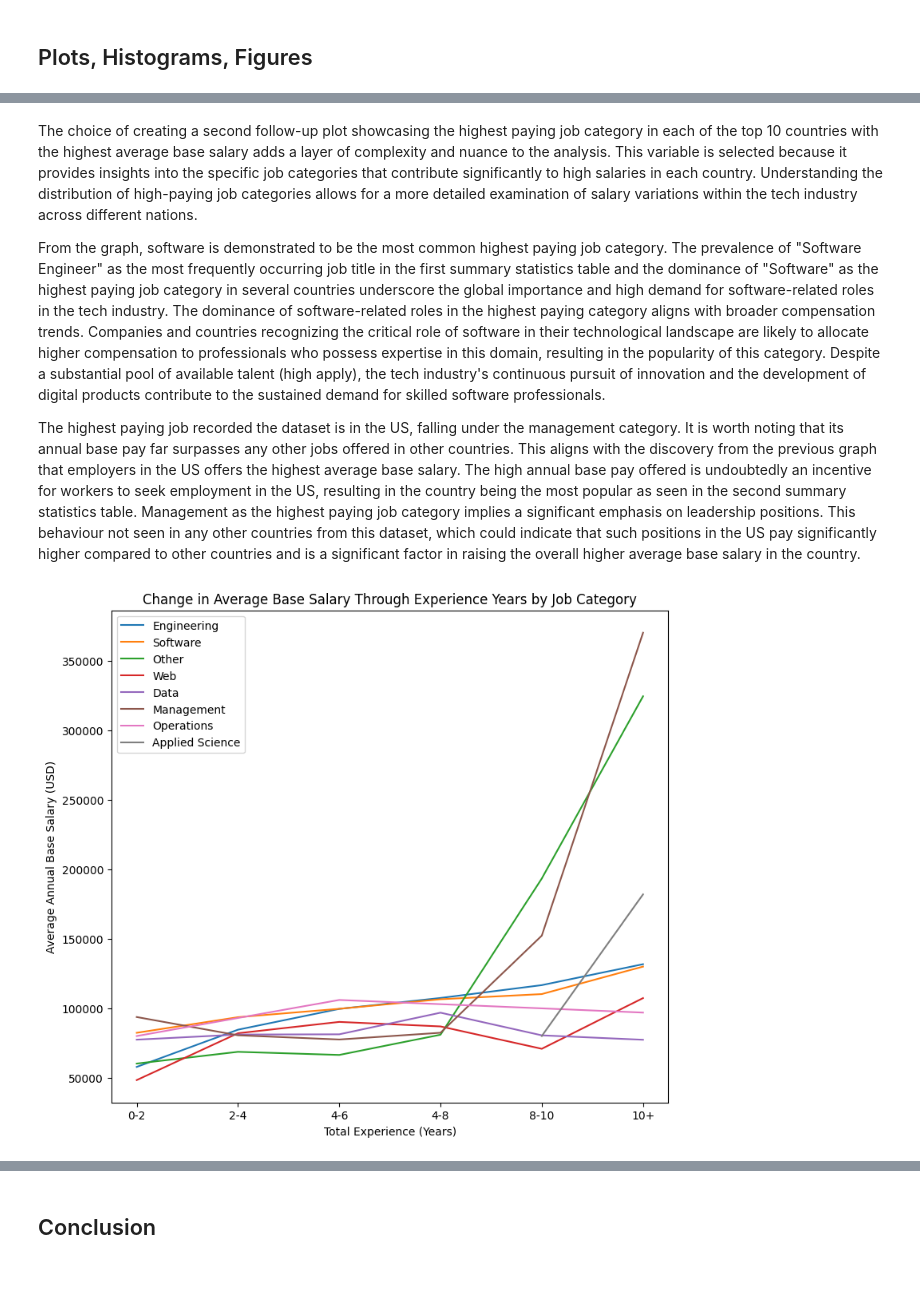
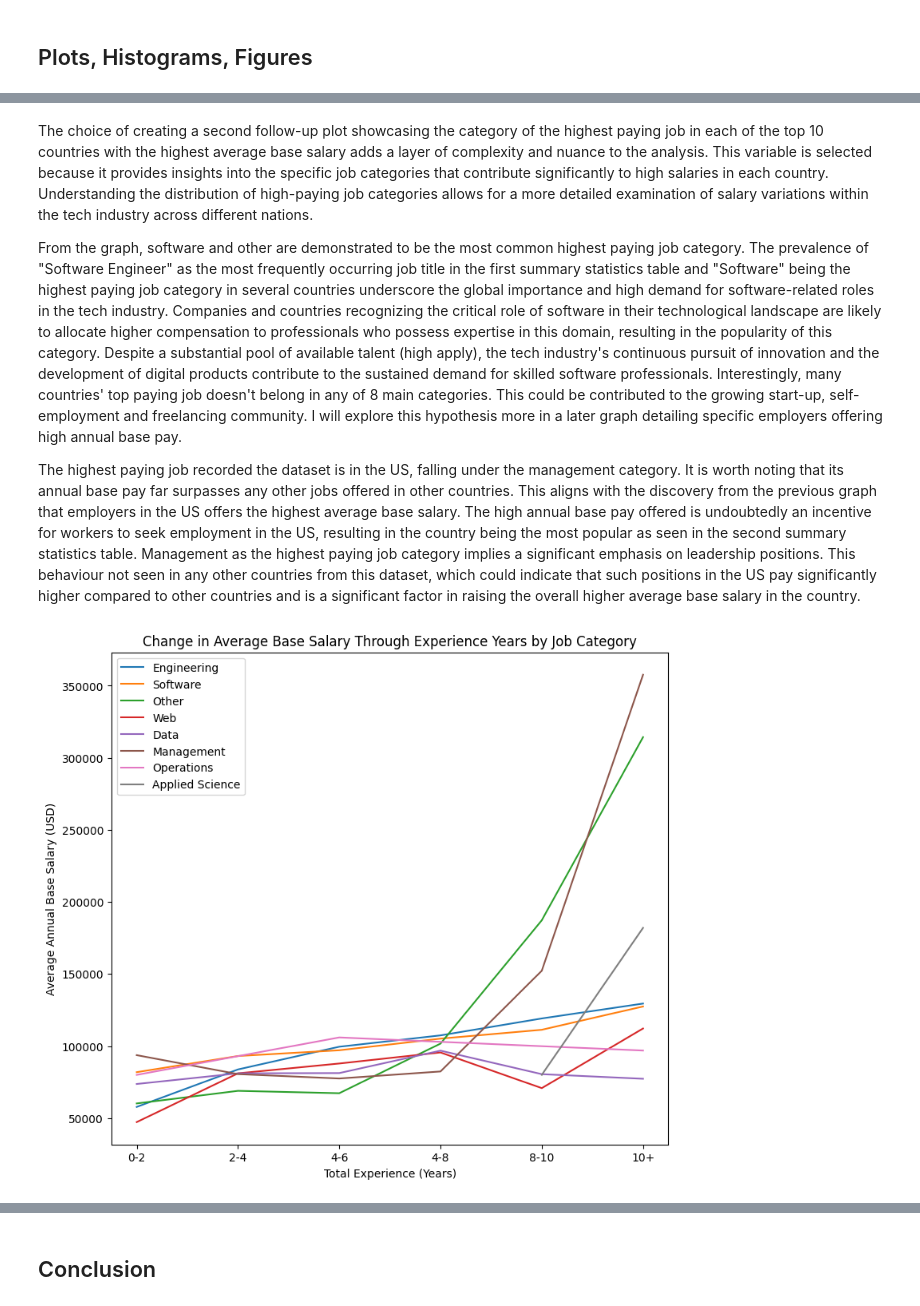
Before and after one commit to ECO225-W2024/project-one-code-macy-chen, a Jupyter notebook: tech_salaries.ipynb, the cells around one changed output, grey strips where cells are left out. Cells and saved outputs as stored; diff of their text form; code cells hidden in the pictures; blank space fills up the shorter version.

Commit message:
Added additional graph and analysis

```diff
--- a/tech_salaries.ipynb
+++ b/tech_salaries.ipynb
@@ -42,6 +33,6 @@ df.head()
 # %%
 #drop unneeded columns
-cleaned_df = df.drop(columns=['index', "salary_id", "job_title_rank", "signing_bonus", "stock_value_bonus", "comments", "submitted_at"])
+cleaned_df = df.drop(columns=['index', "salary_id", "job_title_rank", 'employer_experience_years', "signing_bonus", "stock_value_bonus", "comments", "submitted_at"])
 
 #display percentage of missing data (null value) in each column: number of NaNs/total number of index
 round(100*(cleaned_df.isnull().sum()/len(cleaned_df.index)), 2)
@@ -61,18 +51,13 @@ annual_bonus                 19.27
 dtype: float64
 # %%
 #drop rows that have missing values for annual base pay, employer, total_experience_years and location_country
-cleaned_df.dropna(subset=['employer_name', 'annual_base_pay', 'total_experience_years', 'employer_experience_years',
-                          'location_country'], inplace=True)
+cleaned_df.dropna(subset=['employer_name', 'annual_base_pay', 'total_experience_years', 'location_country'], inplace=True)
 
 #drop duplicate entries
-cleaned_df = cleaned_df.drop_duplicates(subset=['employer_name', 'location_name', 'location_state',
-                                                'location_country', 'location_latitude', 'location_longitude',
-                                                'job_title', 'job_title_category', 'total_experience_years',
-                                                'employer_experience_years', 'annual_base_pay', 'annual_bonus'])
+cleaned_df = cleaned_df.drop_duplicates(subset=['employer_name', 'location_name', 'location_state', 'location_country', 'location_latitude', 'location_longitude', 'job_title', 'job_title_category', 'total_experience_years', 'annual_base_pay', 'annual_bonus'])
 
 #reset index
 cleaned_df.reset_index(drop=True, inplace=True)
 
 #replace missing values in annual_bonus with 0
 cleaned_df['annual_bonus'] = cleaned_df['annual_bonus'].fillna(value=0)
-cleaned_df.head()
@@ -113,7 +84,9 @@ converted_cleaned_df = cleaned_df.copy()
 converted_cleaned_df['annual_bonus'] = (1/converted_cleaned_df['location_country'].map(exchange_rate_dict)) * converted_cleaned_df['annual_bonus']
 converted_cleaned_df['annual_base_pay'] = (1/converted_cleaned_df['location_country'].map(exchange_rate_dict)) * converted_cleaned_df['annual_base_pay']
 
-converted_cleaned_df
+converted_cleaned_df['annual_bonus'] = cleaned_df['annual_bonus'].fillna(value=0)
+
+converted_cleaned_df.head()
 # %% [output]
 |  | employer_name | location_name | location_state | location_country | location_latitude | location_longitude | ... |
 | 0 | opower | san francisco, ca | CA | US | 37.77 | -122.41 | ... |
@@ -213,30 +179,29 @@ plt.show()
 # %% [markdown]
-The choice of creating a second follow-up plot showcasing the highest paying job category in each of the top 10 countries with the highest average base salary adds a layer of complexity and nuance to the analysis. This variable is selected because it provides insights into the specific job categories that contribute significantly to high salaries in each country. Understanding the distribution of high-paying job categories allows for a more detailed examination of salary variations within the tech industry across different nations.
+The choice of creating a second follow-up plot showcasing the category of the highest paying job in each of the top 10 countries with the highest average base salary adds a layer of complexity and nuance to the analysis. This variable is selected because it provides insights into the specific job categories that contribute significantly to high salaries in each country. Understanding the distribution of high-paying job categories allows for a more detailed examination of salary variations within the tech industry across different nations.
 
-From the graph, software is demonstrated to be the most common highest paying job category. The prevalence of "Software Engineer" as the most frequently occurring job title in the first summary statistics table and the dominance of "Software" as the highest paying job category in several countries underscore the global importance and high demand for software-related roles in the tech industry. The dominance of software-related roles in the highest paying category aligns with broader compensation trends. Companies and countries recognizing the critical role of software in their technological landscape are likely to allocate higher compensation to professionals who possess expertise in this domain, resulting in the popularity of this category. Despite a substantial pool of available talent (high apply), the tech industry's continuous pursuit of innovation and the development of digital products contribute to the sustained demand for skilled software professionals.
+From the graph, software and other are demonstrated to be the most common highest paying job category. The prevalence of "Software Engineer" as the most frequently occurring job title in the first summary statistics table and "Software" being the highest paying job category in several countries underscore the global importance and high demand for software-related roles in the tech industry. Companies and countries recognizing the critical role of software in their technological landscape are likely to allocate higher compensation to professionals who possess expertise in this domain, resulting in the popularity of this category. Despite a substantial pool of available talent (high apply), the tech industry's continuous pursuit of innovation and the development of digital products contribute to the sustained demand for skilled software professionals. Interestingly, many countries' top paying job doesn't belong in any of 8 main categories. This could be contributed to the growing start-up, self-employment and freelancing community. I will explore this hypothesis more in a later graph detailing specific employers offering high annual base pay.
 
 The highest paying job recorded the dataset is in the US, falling under the management category. It is worth noting that its annual base pay far surpasses any other jobs offered in other countries. This aligns with the discovery from the previous graph that employers in the US offers the highest average base salary. The high annual base pay offered is undoubtedly an incentive for workers to seek employment in the US, resulting in the country being the most popular as seen in the second summary statistics table. Management as the highest paying job category implies a significant emphasis on leadership positions. This behaviour not seen in any other countries from this dataset, which could indicate that such positions in the US pay significantly higher compared to other countries and is a significant factor in raising the overall higher average base salary in the country.
 # %%
 bins = [0, 2, 4, 6, 8, 10, float('inf')]
 exp_grouped_df = converted_cleaned_df.copy()
-exp_grouped_df['experience_group'] = pd.cut(converted_cleaned_df['total_experience_years'], bins=bins,
-                                            labels=['0-2', '2-4', '4-6', '4-8', '8-10', '10+'])
+exp_grouped_df['experience_group'] = pd.cut(converted_cleaned_df['total_experience_years'], bins=bins, labels=['0-2', '2-4', '4-6', '4-8', '8-10', '10+'])
 
 avg_pay_grouped = exp_grouped_df.groupby(['job_title_category', 'experience_group'], observed=True)['annual_base_pay'].mean().reset_index()
 
 plt.figure(figsize=(9, 8))
 
 for job_category in df['job_title_category'].unique():
     job_data = avg_pay_grouped[avg_pay_grouped['job_title_category'] == job_category]
     plt.plot(job_data['experience_group'], job_data['annual_base_pay'], label=job_category)
 
 # Customize the plot
 plt.xlabel('Total Experience (Years)')
 plt.ylabel('Average Annual Base Salary (USD)')
 plt.title('Change in Average Base Salary Through Experience Years by Job Category')
 plt.legend()
 
 plt.show()
 # %% [output]
-[figure, old version]
+[figure, new version]
 # %% [markdown]
```
Also changed, not shown: parts of 19 cells of this notebook.
